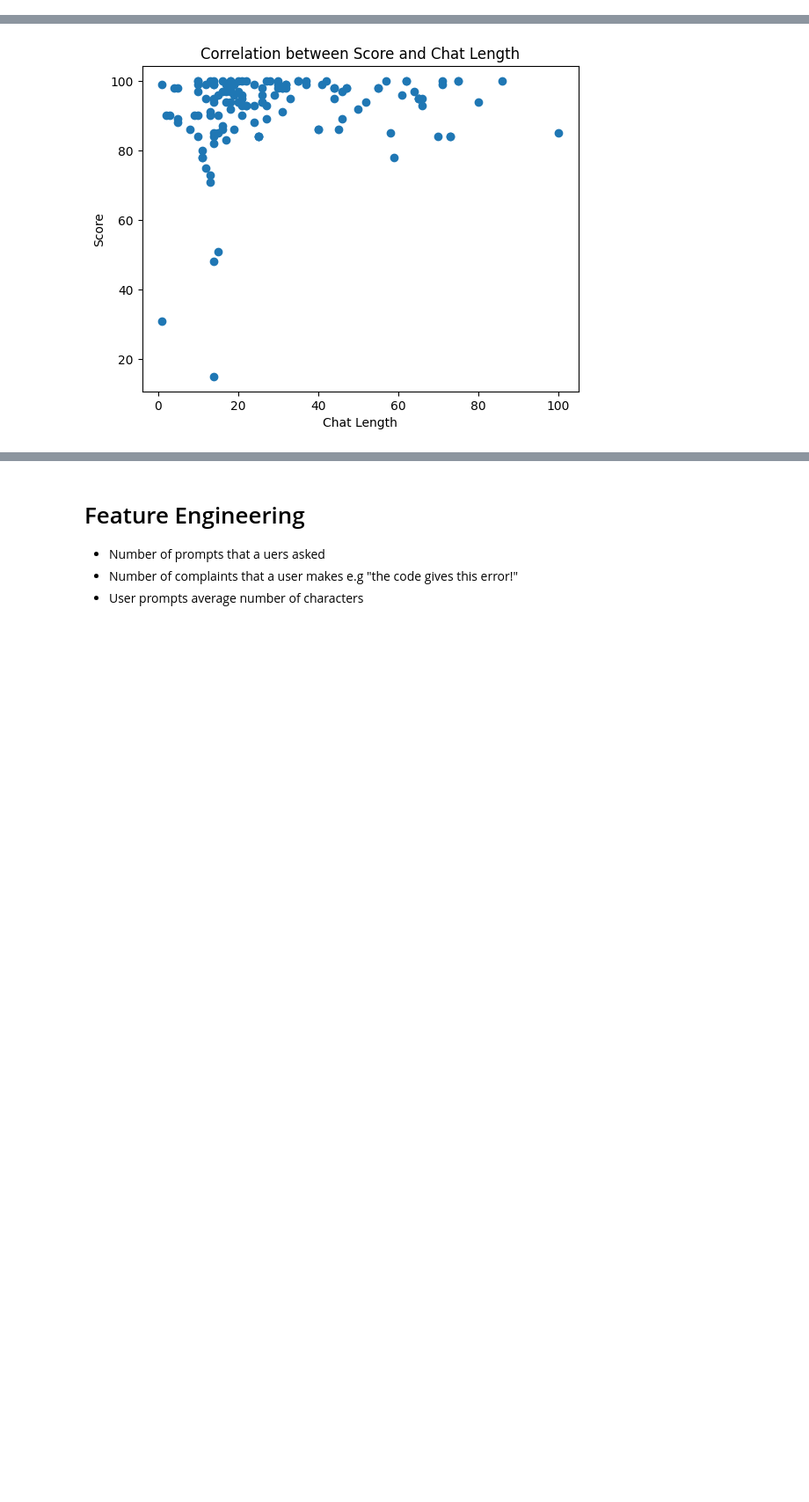
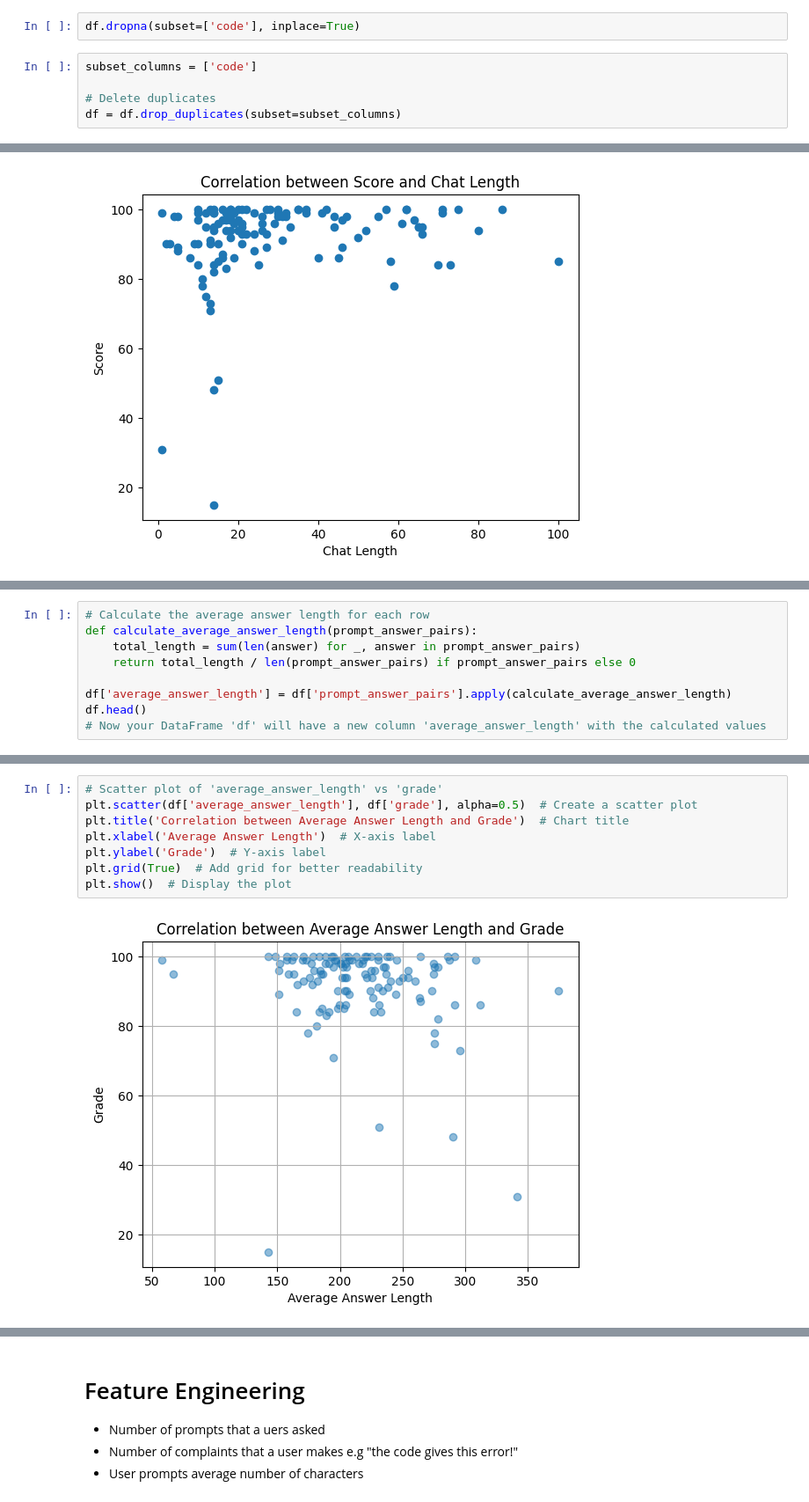
Before and after one commit to aydinaydemir/sabanciUniv-cs412-hw-score-prediction-term-project, a Jupyter notebook: hw_score_predict.ipynb, the cells around one changed output, grey strips where cells are left out. Shown at 88% size. Saved outputs shown, nothing was run; the diff lists cells and outputs as text; blank space fills up the shorter version.

```diff
--- a/hw_score_predict.ipynb
+++ b/hw_score_predict.ipynb
@@ -386,0 +286,7 @@ df.head()
+# %%
+df.dropna(subset=['code'], inplace=True)
+# %%
+subset_columns = ['code']
+
+# Delete duplicates
+df = df.drop_duplicates(subset=subset_columns)
@@ -922,0 +375,9 @@ question_mapping_scores
+# %%
+# Calculate the average answer length for each row
+def calculate_average_answer_length(prompt_answer_pairs):
+    total_length = sum(len(answer) for _, answer in prompt_answer_pairs)
+    return total_length / len(prompt_answer_pairs) if prompt_answer_pairs else 0
+
+df['average_answer_length'] = df['prompt_answer_pairs'].apply(calculate_average_answer_length)
+df.head()
+# Now your DataFrame 'df' will have a new column 'average_answer_length' with the calculated values
@@ -922,0 +391,10 @@ question_mapping_scores
+# %%
+# Scatter plot of 'average_answer_length' vs 'grade'
+plt.scatter(df['average_answer_length'], df['grade'], alpha=0.5)  # Create a scatter plot
+plt.title('Correlation between Average Answer Length and Grade')  # Chart title
+plt.xlabel('Average Answer Length')  # X-axis label
+plt.ylabel('Grade')  # Y-axis label
+plt.grid(True)  # Add grid for better readability
+plt.show()  # Display the plot
+# %% [output]
+[figure, added]
```
Also changed, not shown: parts of 98 cells of this notebook.
